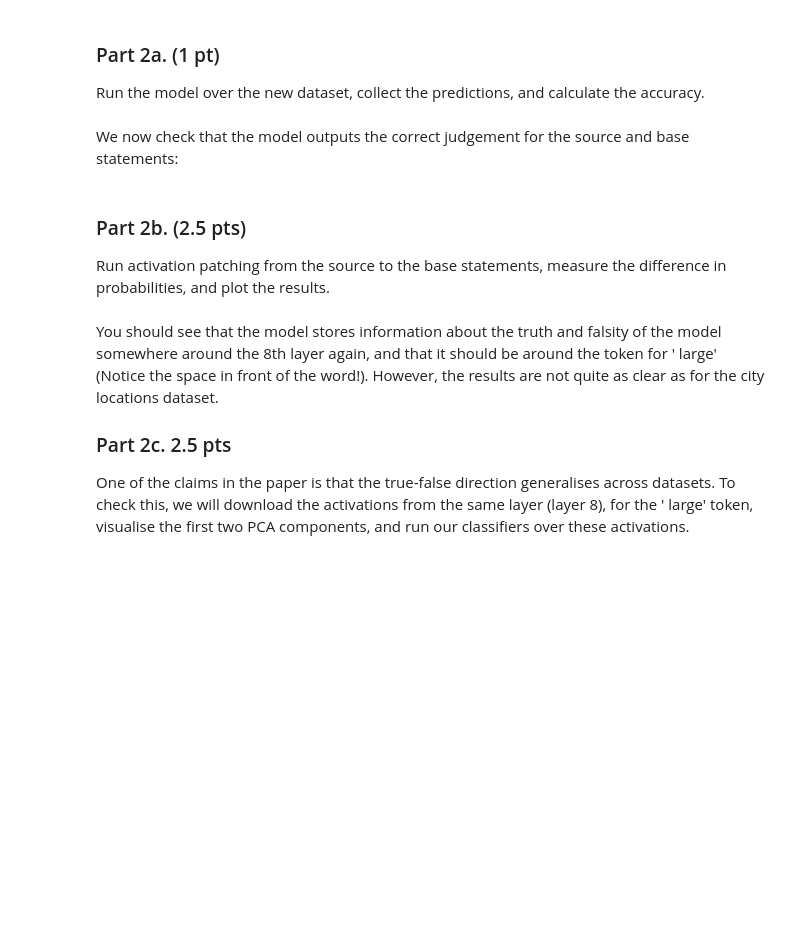
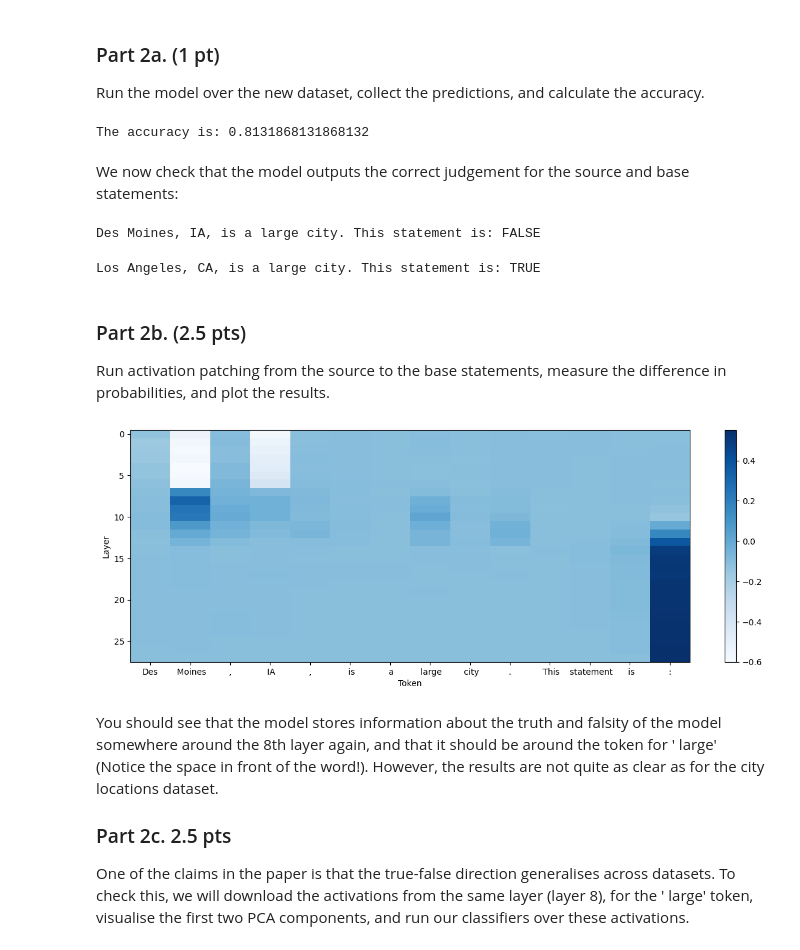
Before and after one commit to Noam-Coh3n/MLLM_practical, a Jupyter notebook: Practical_Notebook_2.ipynb, the cells around one changed output. Cells and saved outputs as stored; diff of their text form; code cells hidden in the pictures; blank space fills up the shorter version.

```diff
--- a/Practical_Notebook_2.ipynb
+++ b/Practical_Notebook_2.ipynb
@@ -509,3 +551,3 @@ drive.mount('/content/drive')
 # %%
-df = pd.read_csv('/content/drive/MyDrive/your/path/here/us_cities_population.csv')
+df = pd.read_csv('/content/drive/MyDrive/us_cities_population.csv')
 df.head()
@@ -533,3 +581,25 @@ Run the model over the new dataset, collect the predictions, and calculate the a
+# %%
+# Run the model over the new dataset and collect the predictions.
+# Calculate the accuracy of the model - this should be somewhere around 80%
+
+predictions = []
+
+with torch.no_grad():
+  for i in trange(len(df)):
+    city = df.iloc[i]
+    statement = f"{city.city}, {city.state}, is a large city."
+    prompt = PROMPT_TEMPLATE_POP.format(statement=statement)
+
+    with model.trace(prompt) as trace:
+      logits = model.output.logits.save()
+
+    predictions.append(model.tokenizer.decode(logits.argmax(dim=-1)[0, -1]))
+
+numeric_predictions = [1 if p == ' TRUE' else 0 for p in predictions]
+acc = accuracy_score(df.label, numeric_predictions)
+print(f"\n\nThe accuracy is: {acc}")
+# %% [output]
+The accuracy is: 0.8131868131868132
 # %% [markdown]
 We now check that the model outputs the correct judgement for the source and base statements:
 # %%
@@ -540,8 +610,10 @@ with torch.no_grad():
     logits = model.output.logits.save()
 
 # what's the model's response?
-print(base_prompt_pop.split('\n')[-1])
+print(base_prompt_pop.split('\n')[-1], end='')
 print(model.tokenizer.decode(logits.argmax(dim=-1)[0, -1]))
+# %% [output]
+Des Moines, IA, is a large city. This statement is: FALSE
 # %%
 # does the model know that LA is a large city?
 source_activations = []
@@ -553,8 +625,10 @@ with torch.no_grad():
     # save the model's output logits
     logits = model.output.logits.save()
 
-print(source_prompt_pop.split('\n')[-1])
+print(source_prompt_pop.split('\n')[-1], end='')
 print(model.tokenizer.decode(logits.argmax(dim=-1)[0, -1]))
+# %% [output]
+Los Angeles, CA, is a large city. This statement is: TRUE
 # %% [markdown]
 ### Part 2b. (2.5 pts)
 Run activation patching from the source to the base statements, measure the difference in probabilities, and plot the results.
@@ -563,11 +637,13 @@ Run activation patching from the source to the base statements, measure the diff
 # Run activation patching from the source to the base statements
 
 # Get the TRUE and FALSE token ids
-## YOUR CODE HERE
-
+true_token_id = model.tokenizer(" TRUE").input_ids[1]
+false_token_id = model.tokenizer(" FALSE").input_ids[1]
 
 #Get the source prompt ids and compute the index at which the last example starts
-## YOUR CODE HERE
+source_prompt_ids = model.tokenizer(source_prompt_pop).input_ids
+newline_token_id = model.tokenizer('\n').input_ids[1]
+last_example_index = rindex(source_prompt_ids, newline_token_id) + 1
 
 # NB: The number of tokens in the source and base prompts should be the same for this to work.
 
@@ -576,19 +652,21 @@ patching_results = [] # save interchange intervention accuracies
 for layer_index in trange(model.config.num_hidden_layers): # loop through layers
   patching_per_layer = []
   # Loop through tokens in base prompt
-  for token_index in range(last_example_index, len(base_prompt_ids)):
+  for token_index in range(last_example_index, len(source_prompt_ids)):
     with torch.no_grad():
       with model.trace(base_prompt_pop):
         # Patch the source activations into the base activations
-        ## YOUR CODE HERE
+        model.model.layers[layer_index].output[0][token_index, :] = source_activations[layer_index][token_index, :]
 
         # get model output and convert to probabilities using softmax
-        ## YOUR CODE HERE
+        patched_probs = model.output.logits[:, -1].softmax(dim=-1)
 
         # get probability of generating true vs. false answer
-        ## YOUR CODE HERE
+        patched_true_prob = patched_probs[0, true_token_id].item()
+        patched_false_prob = patched_probs[0, false_token_id].item()
 
         # save difference between true & false answers
-        ## YOUR CODE HERE
+        patched_diff = patched_true_prob - patched_false_prob
+        patching_per_layer.append(patched_diff.save())
 
   patching_results.append(patching_per_layer)
@@ -600,3 +673,23 @@ import matplotlib.pyplot as plt
+# %%
+# (0.5 pt) Plot the results
+base_token_ids = model.tokenizer(base_prompt_pop).input_ids
+token_strings = [
+  f"{model.tokenizer.decode(base_token_ids[t])}"
+  for i, t in enumerate(range(last_example_index, len(base_token_ids)))
+]
+
+fig, ax = plt.subplots(figsize=(15,5))
+pop_plot = ax.imshow(patching_results, aspect='auto', cmap='Blues', interpolation='none')
+
+# Setting plot details
+ax.set_xticks(range(len(base_token_ids)-last_example_index))
+ax.set_xticklabels(token_strings)
+ax.set_ylabel('Layer')
+ax.set_xlabel('Token')
+fig.colorbar(pop_plot)
+plt.show()
+# %% [output]
+[figure, added]
 # %% [markdown]
 You should see that the model stores information about the truth and falsity of the model somewhere around the 8th layer again, and that it should be around the token for ' large' (Notice the space in front of the word!). However, the results are not quite as clear as for the city locations dataset.
 
```
Also changed, not shown: parts of 35 cells of this notebook.
